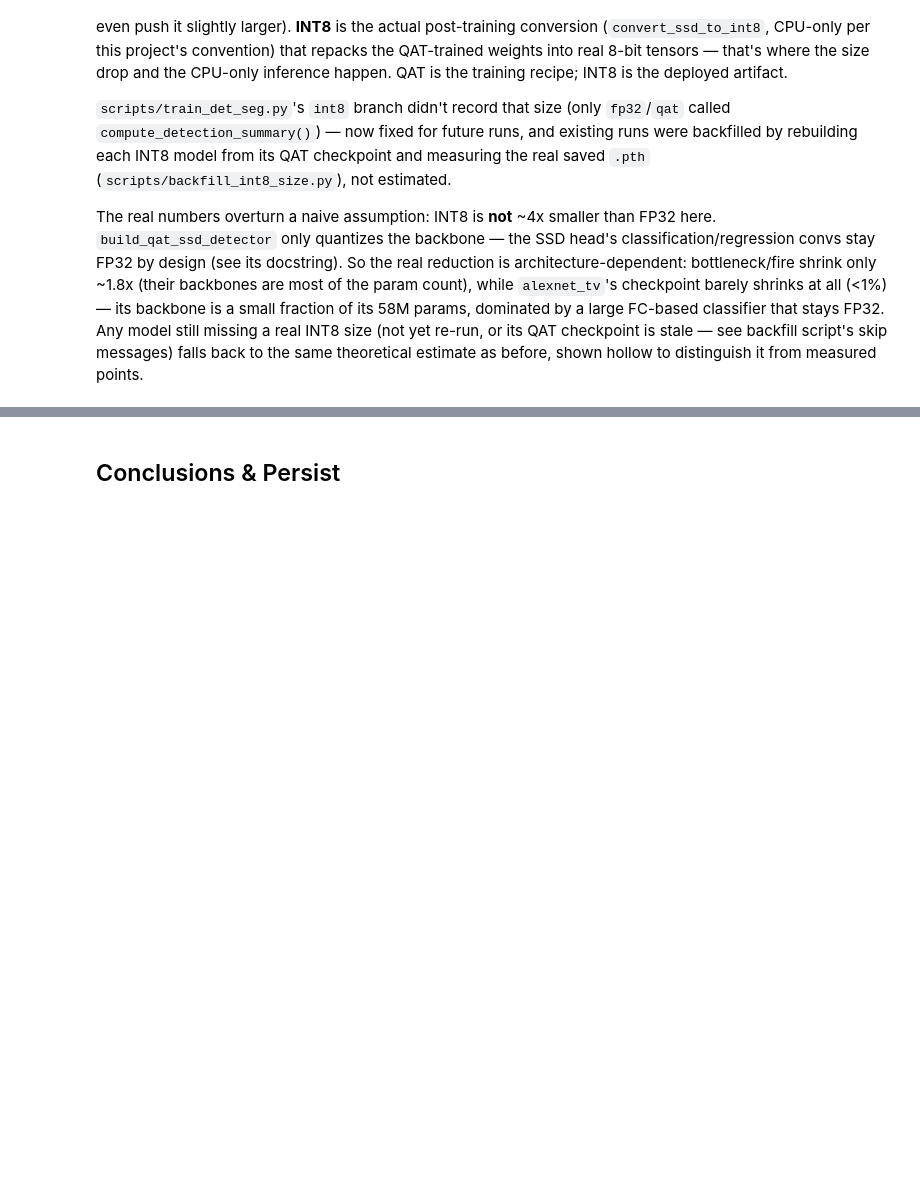
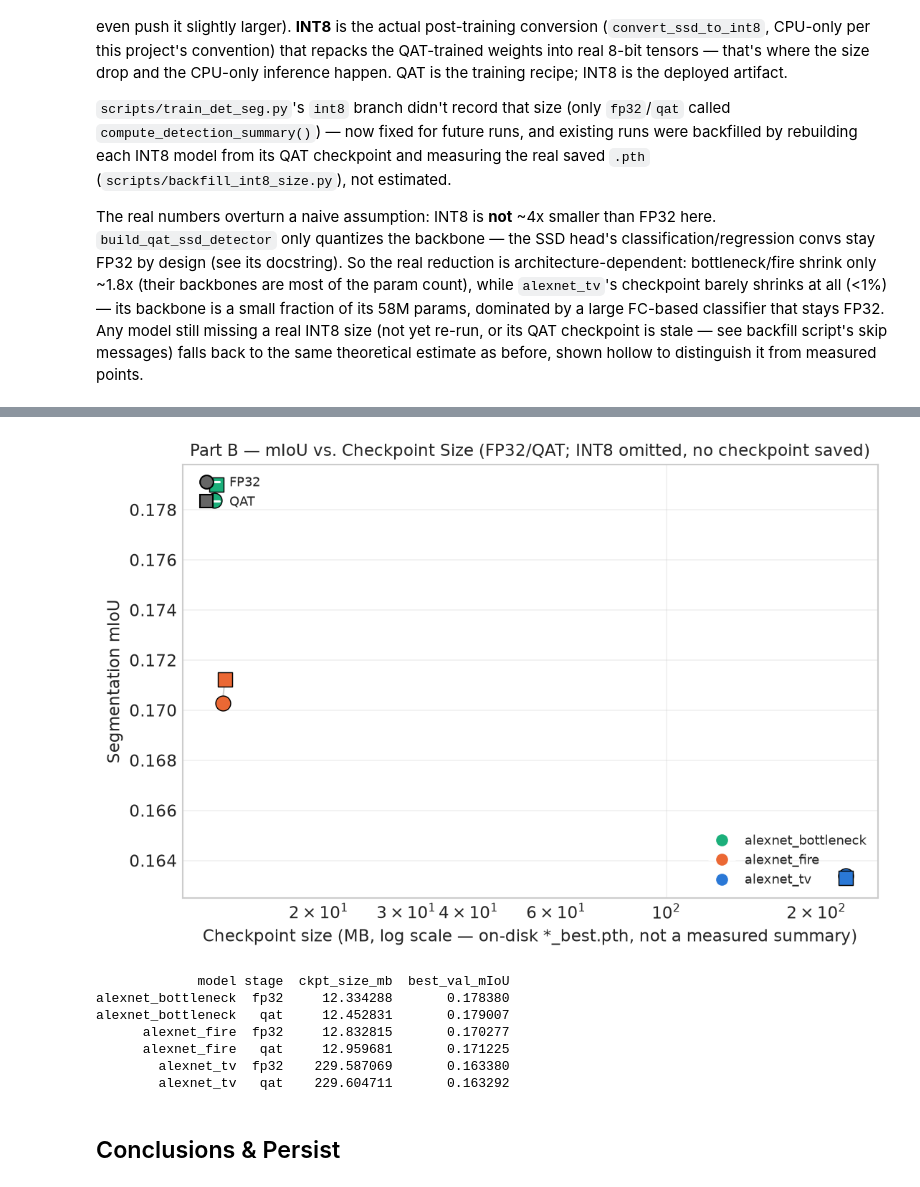
Before and after one commit to RafaelSdeS/dnn_study, a Jupyter notebook: notebooks/phase_7_detection_segmentation_analysis/phase7_results_analysis.ipynb, the cells around one changed output, grey strips where cells are left out. Drawn from its saved outputs; the diff is of its cells as text; code cells hidden in the pictures; blank space fills up the shorter version.

```diff
--- a/notebooks/phase_7_detection_segmentation_analysis/phase7_results_analysis.ipynb
+++ b/notebooks/phase_7_detection_segmentation_analysis/phase7_results_analysis.ipynb
@@ -683,3 +845,58 @@ and an H2-style mIoU-by-quantization-stage plot.
+# %%
+seg_fp32_qat = df_seg_runs[
+    (df_seg_runs["status"] == "complete") & (df_seg_runs["post_fix"] == True)  # noqa: E712
+    & (df_seg_runs["stage"].isin(["fp32", "qat"]))
+]
+
+if seg_fp32_qat.empty:
+    print("[skip] No valid FP32/QAT segmentation runs with a checkpoint size yet.")
+else:
+    SEG_STAGE_MARKERS = {"fp32": "o", "qat": "s"}
+    fig, ax = plt.subplots(figsize=(7.5, 5))
+
+    for model in MODEL_ORDER:
+        pts = [(r["ckpt_size_mb"], r["best_val_mIoU"])
+               for _, r in seg_fp32_qat[seg_fp32_qat["model"] == model].sort_values("stage").iterrows()
+               if pd.notna(r["ckpt_size_mb"])]
+        if len(pts) >= 2:
+            xs, ys = zip(*pts)
+            ax.plot(xs, ys, color="0.8", linewidth=1, zorder=1)
+
+    for _, row in seg_fp32_qat.dropna(subset=["ckpt_size_mb"]).iterrows():
+        ax.scatter(row["ckpt_size_mb"], row["best_val_mIoU"], s=100,
+                   marker=SEG_STAGE_MARKERS[row["stage"]], color=MODEL_COLORS[row["model"]],
+                   edgecolor="black", linewidth=0.7, zorder=3)
+
+    ax.set_xscale("log")
+    ax.set_xlabel("Checkpoint size (MB, log scale — on-disk *_best.pth, not a measured summary)")
+    ax.set_ylabel("Segmentation mIoU")
+    ax.set_title("Part B — mIoU vs. Checkpoint Size (FP32/QAT; INT8 omitted, no checkpoint saved)")
+
+    stage_legend = [
+        plt.Line2D([0], [0], marker="o", color="w", markerfacecolor="0.4", markeredgecolor="black", markersize=9, label="FP32"),
+        plt.Line2D([0], [0], marker="s", color="w", markerfacecolor="0.4", markeredgecolor="black", markersize=9, label="QAT"),
+    ]
+    model_legend = [plt.Line2D([0], [0], marker="o", color="w", markerfacecolor=c, markersize=9, label=m)
+                     for m, c in MODEL_COLORS.items()]
+    leg1 = ax.legend(handles=stage_legend, loc="upper left", fontsize=8.5, frameon=False)
+    ax.legend(handles=model_legend, loc="lower right", fontsize=8.5, frameon=False)
+    ax.add_artist(leg1)
+    ax.grid(alpha=0.3)
+
+    fig.tight_layout()
+    fig.savefig(FIGURES_DIR / "phase7_seg_accuracy_vs_size.png", dpi=150)
+    plt.show()
+
+    print(seg_fp32_qat[["model", "stage", "ckpt_size_mb", "best_val_mIoU"]].sort_values(["model", "stage"]).to_string(index=False))
+# %% [output]
+[figure, added]
+             model stage  ckpt_size_mb  best_val_mIoU
+alexnet_bottleneck  fp32     12.334288       0.178380
+alexnet_bottleneck   qat     12.452831       0.179007
+      alexnet_fire  fp32     12.832815       0.170277
+      alexnet_fire   qat     12.959681       0.171225
+        alexnet_tv  fp32    229.587069       0.163380
+        alexnet_tv   qat    229.604711       0.163292
 # %% [markdown]
 ## Conclusions & Persist
 # %%
```
Also changed, not shown: parts of 16 cells of this notebook, 8 other files.
